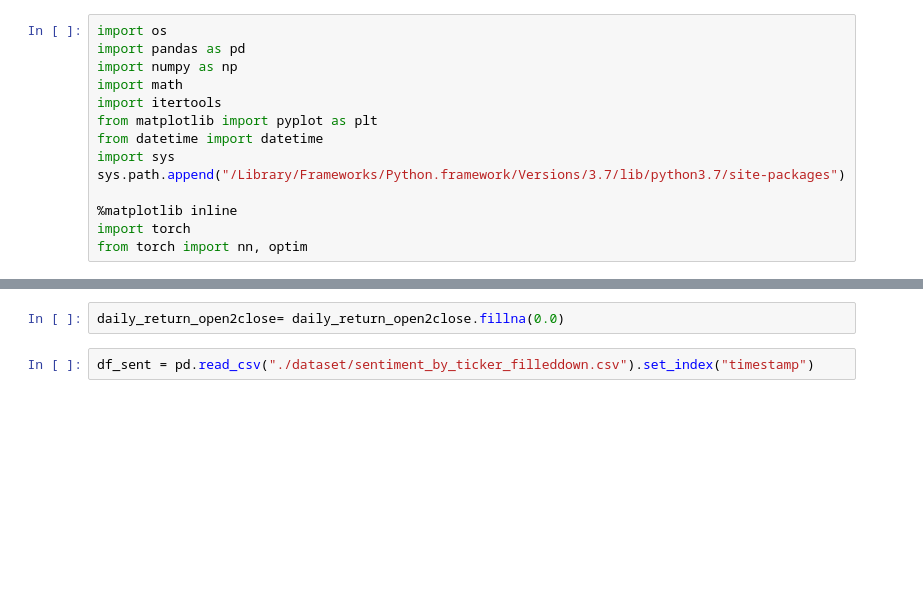
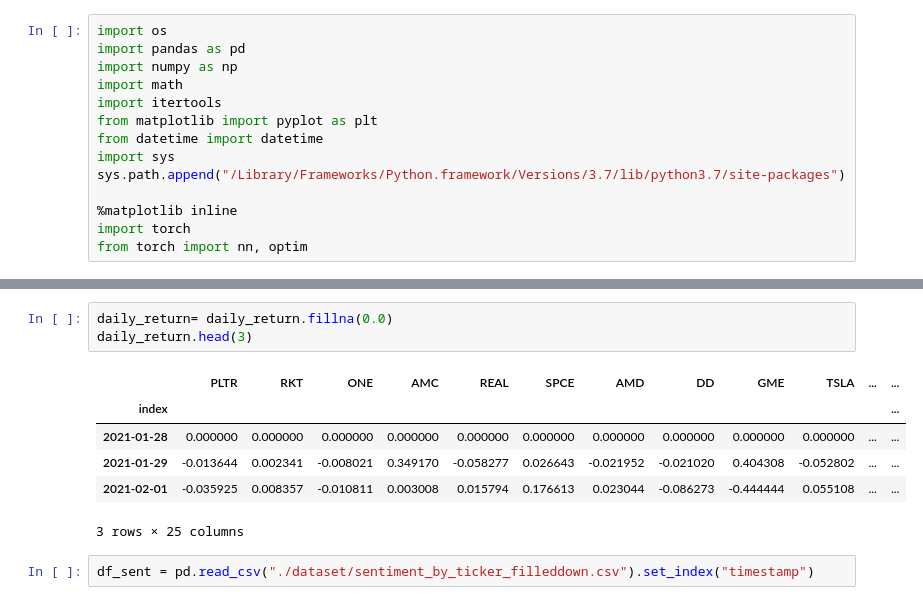
Before and after one commit to anandbhavsar01/wsb-stock-prediction, a Jupyter notebook: NN_analysis_clary.ipynb, the cells around one changed output, grey strips where cells are left out. Drawn from its saved outputs; the diff is of its cells as text; blank space fills up the shorter version.

```diff
--- a/NN_analysis_clary.ipynb
+++ b/NN_analysis_clary.ipynb
@@ -44,5 +80,13 @@ daily_return_open2close["sum_ratio"] = ((close_price - open_price)/open_price).s
 # %%
-daily_return_open2close= daily_return_open2close.fillna(0.0)
+daily_return= daily_return.fillna(0.0)
+daily_return.head(3)
+# %% [output]
+|  | PLTR | RKT | ONE | AMC | REAL | SPCE | AMD | DD | GME | TSLA | ... | ... |
+| index |  |  |  |  |  |  |  |  |  |  |  | ... |
+| 2021-01-28 | 0.000000 | 0.000000 | 0.000000 | 0.000000 | 0.000000 | 0.000000 | 0.000000 | 0.000000 | 0.000000 | 0.000000 | ... | ... |
+| 2021-01-29 | -0.013644 | 0.002341 | -0.008021 | 0.349170 | -0.058277 | 0.026643 | -0.021952 | -0.021020 | 0.404308 | -0.052802 | ... | ... |
+| 2021-02-01 | -0.035925 | 0.008357 | -0.010811 | 0.003008 | 0.015794 | 0.176613 | 0.023044 | -0.086273 | -0.444444 | 0.055108 | ... | ... |
+3 rows × 25 columns
 # %%
 df_sent = pd.read_csv("./dataset/sentiment_by_ticker_filleddown.csv").set_index("timestamp")
 # %%
```
Also changed, not shown: parts of 18 cells of this notebook, 8 other files.
